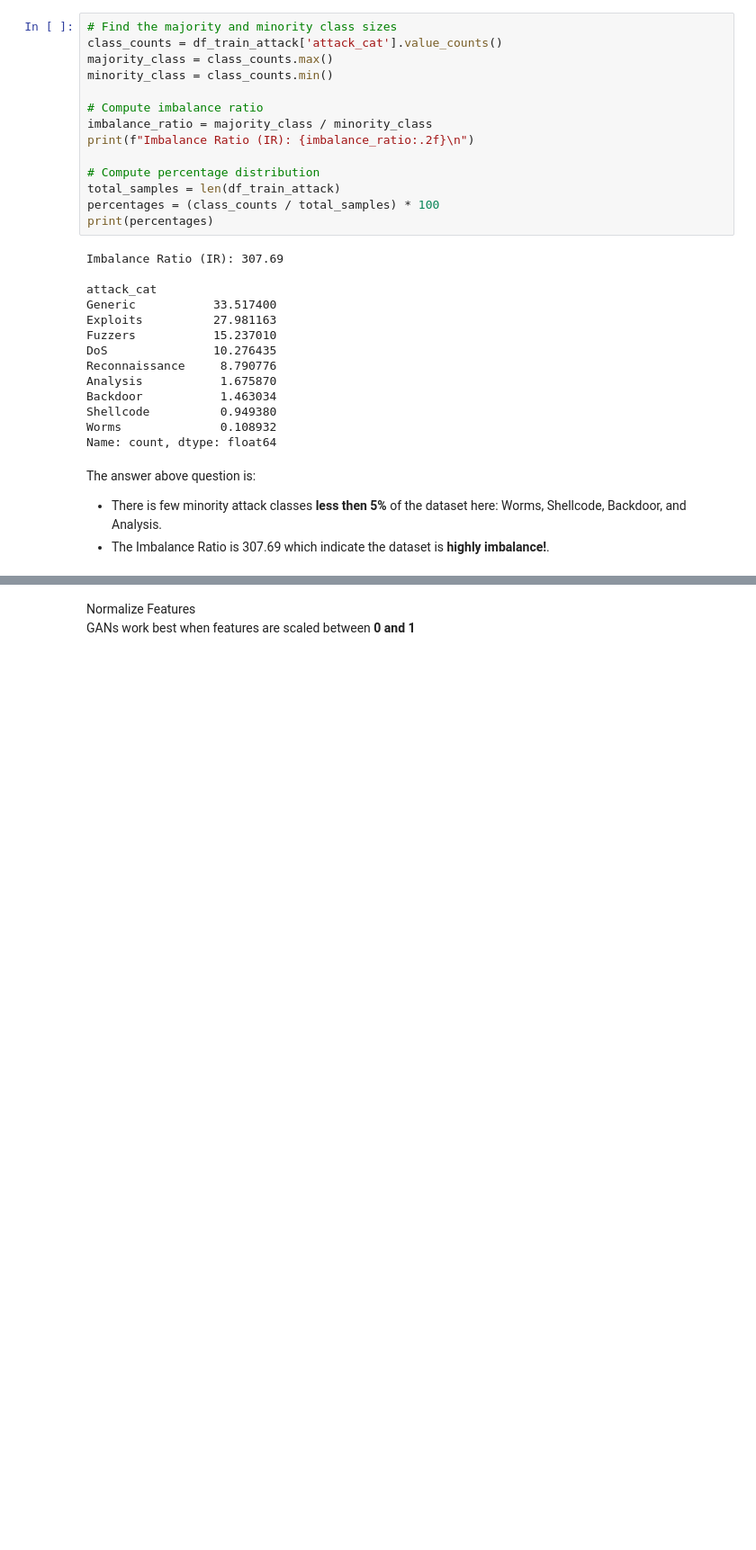
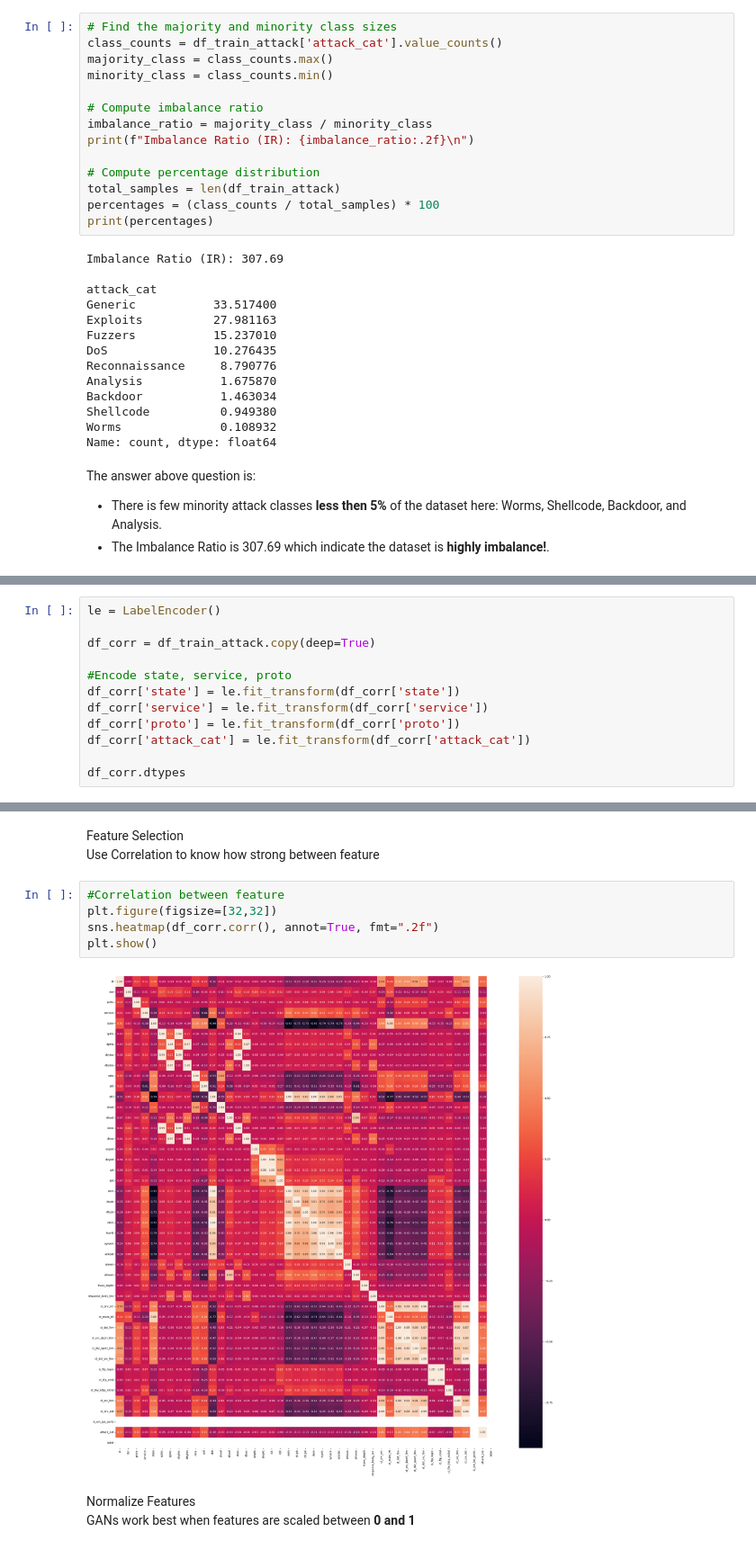
Before and after one commit to rajasa13/SimpleGAN, a Jupyter notebook: simpleGAN.ipynb, the cells around one changed output, grey strips where cells are left out. Shown at 90% size. Cells and saved outputs as stored; diff of their text form; blank space fills up the shorter version.

```diff
--- a/simpleGAN.ipynb
+++ b/simpleGAN.ipynb
@@ -134,0 +158,12 @@ The answer above question is:
+# %%
+le = LabelEncoder()
+
+df_corr = df_train_attack.copy(deep=True)
+
+#Encode state, service, proto
+df_corr['state'] = le.fit_transform(df_corr['state'])
+df_corr['service'] = le.fit_transform(df_corr['service'])
+df_corr['proto'] = le.fit_transform(df_corr['proto'])
+df_corr['attack_cat'] = le.fit_transform(df_corr['attack_cat'])
+
+df_corr.dtypes
@@ -135,3 +188,13 @@ The answer above question is:
+# %% [markdown]
+Feature Selection
+Use Correlation to know how strong between feature
+# %%
+#Correlation between feature
+plt.figure(figsize=[32,32])
+sns.heatmap(df_corr.corr(), annot=True, fmt=".2f")
+plt.show()
+# %% [output]
+[figure, added]
 # %% [markdown]
 Normalize Features
 GANs work best when features are scaled between **0 and 1**
```
Also changed, not shown: parts of 5 cells of this notebook.
